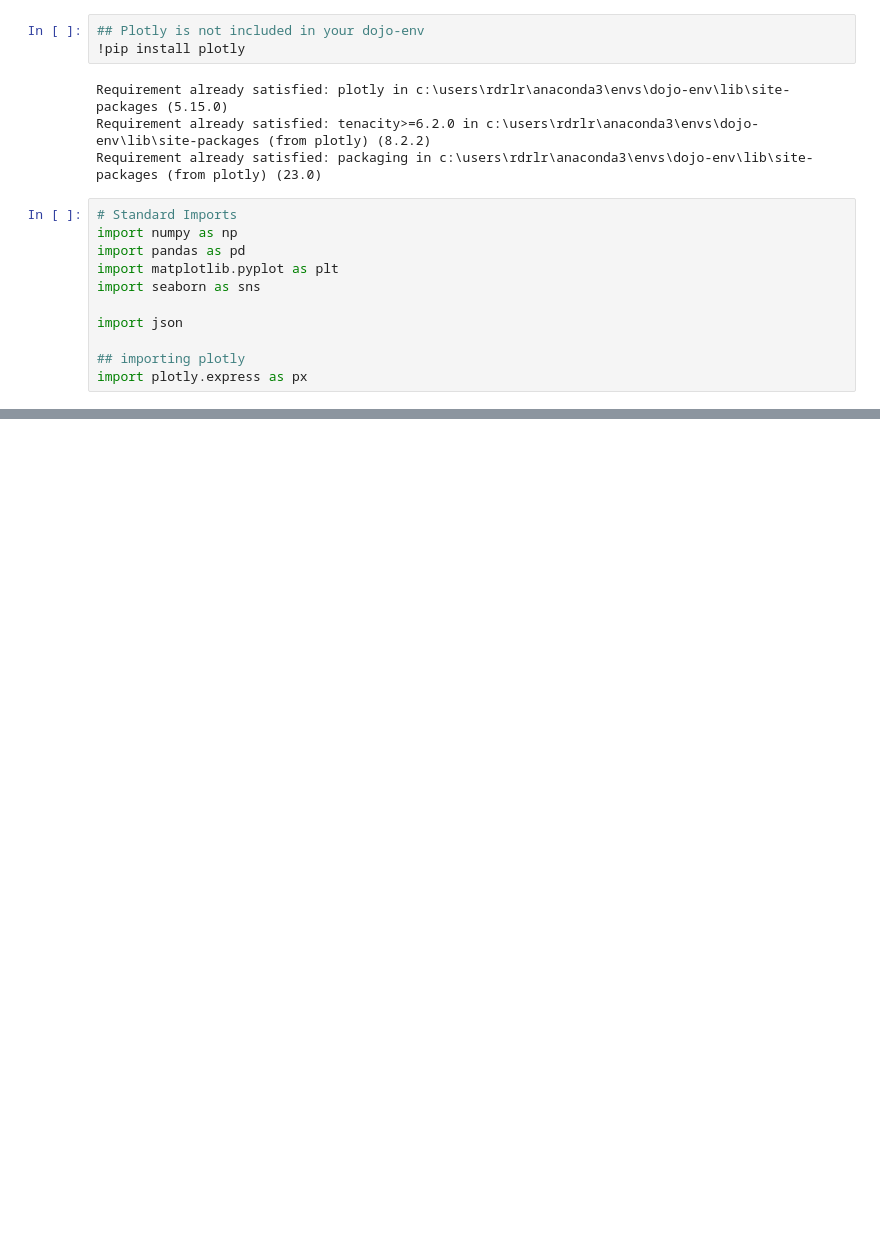
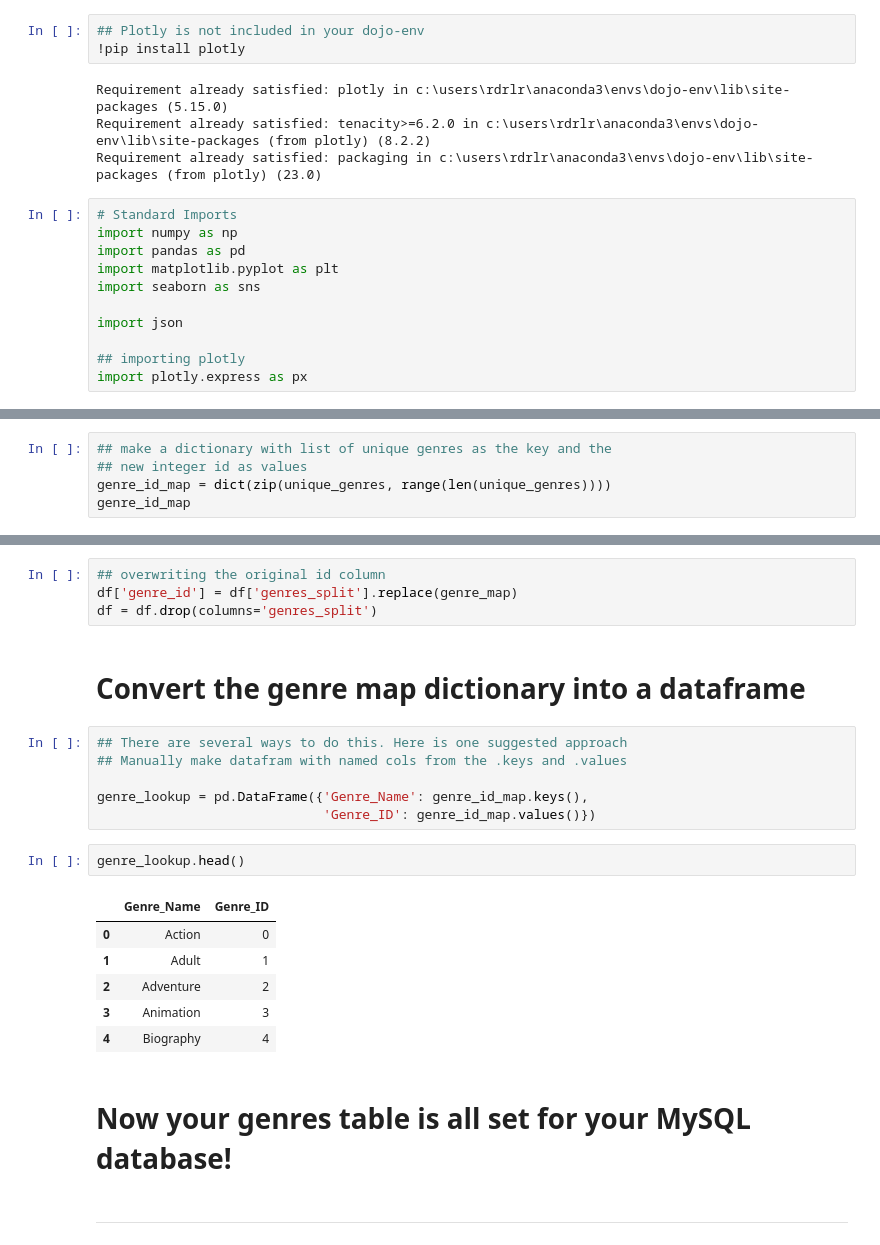
Before and after one commit to lrnrdr/Lori-pt-data-enrichment, a Jupyter notebook: project 2 part 2b.ipynb, the cells around one changed output, grey strips where cells are left out. Saved outputs shown, nothing was run; the diff lists cells and outputs as text; blank space fills up the shorter version.

```diff
--- a/project 2 part 2b.ipynb
+++ b/project 2 part 2b.ipynb
@@ -67,0 +153,5 @@ unique_genres = sorted(exploded_genres['genres_split'].unique())
+# %%
+## make a dictionary with list of unique genres as the key and the
+## new integer id as values
+genre_id_map = dict(zip(unique_genres, range(len(unique_genres))))
+genre_id_map
@@ -67,0 +176,25 @@ unique_genres = sorted(exploded_genres['genres_split'].unique())
+# %%
+## overwriting the original id column
+df['genre_id'] = df['genres_split'].replace(genre_map)
+df = df.drop(columns='genres_split')
+# %% [markdown]
+# Convert the genre map dictionary into a dataframe
+# %%
+## There are several ways to do this. Here is one suggested approach
+## Manually make datafram with named cols from the .keys and .values
+
+genre_lookup = pd.DataFrame({'Genre_Name': genre_id_map.keys(),
+                             'Genre_ID': genre_id_map.values()})
+# %%
+genre_lookup.head()
+# %% [output]
+|  | Genre_Name | Genre_ID |
+| 0 | Action | 0 |
+| 1 | Adult | 1 |
+| 2 | Adventure | 2 |
+| 3 | Animation | 3 |
+| 4 | Biography | 4 |
+# %% [markdown]
+# Now your genres table is all set for your MySQL database!
+# %% [markdown]
+___________________________________
```
Also changed, not shown: parts of 23 cells of this notebook.
